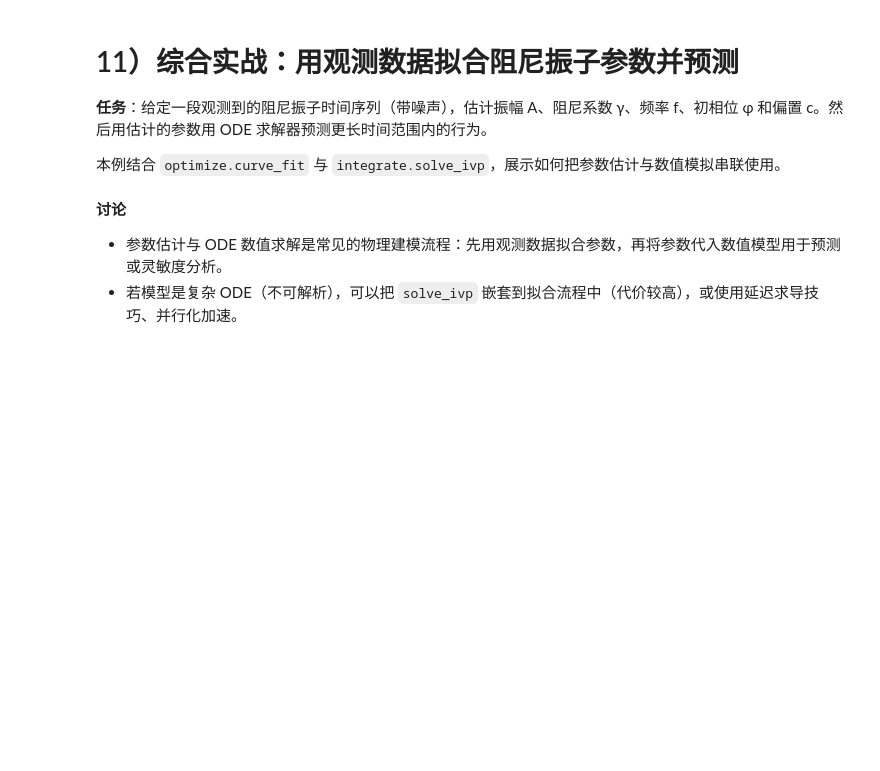
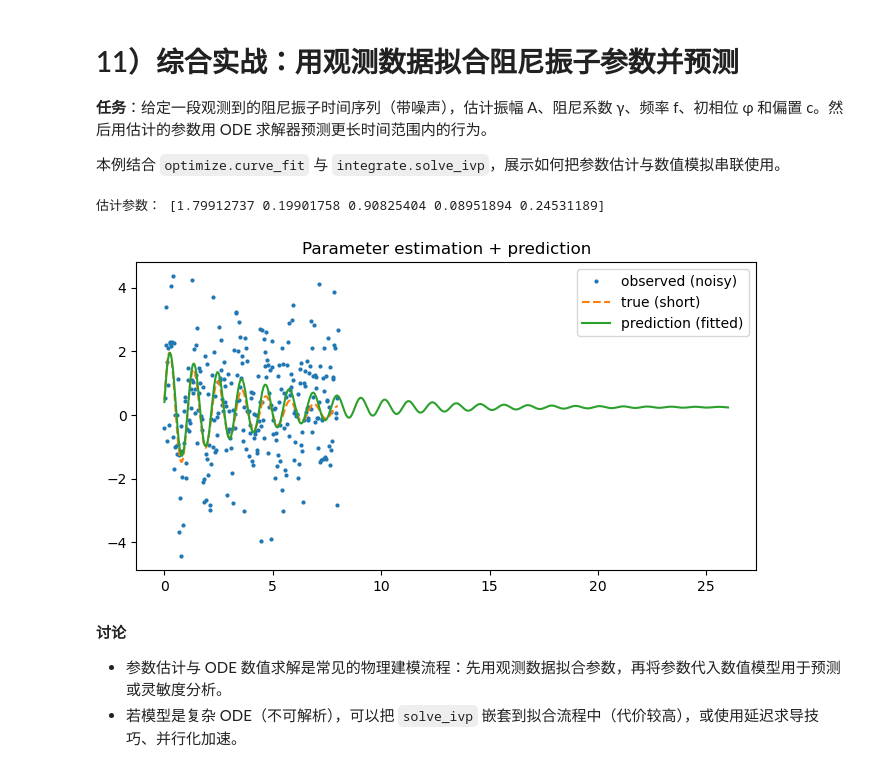
Before and after one commit to HitTheStars/math_model, a Jupyter notebook: day12_learn_scipy/scipy_kaggle_style_tutorial.ipynb, the cells around one changed output. Saved outputs shown, nothing was run; the diff lists cells and outputs as text; code cells hidden in the pictures; blank space fills up the shorter version.

```diff
--- a/day12_learn_scipy/scipy_kaggle_style_tutorial.ipynb
+++ b/day12_learn_scipy/scipy_kaggle_style_tutorial.ipynb
@@ -383,46 +423,51 @@ plt.show()
 
 本例结合 `optimize.curve_fit` 与 `integrate.solve_ivp`，展示如何把参数估计与数值模拟串联使用。
 # %%
+
 # 生成观测数据（真实系统由 ODE 支配）
 def damped_ode_system(t, y, gamma, omega):
-    # y = [x, v]
+    # y = [x, v]，x为位移，v为速度
     x, v = y
-    return [v, -2*gamma*omega*v - omega**2 * x]
+    return [v, -2*gamma*omega*v - omega**2 * x]  # 返回一阶系统
 
-# 真正的参数（与前面类似）
-A_true = 2.0
-gamma_true = 0.3
-f_true = 0.9
-omega_true = 2*np.pi*f_true
-phi_true = 0.2
-c_true = 0.1
+# 真实参数（与前面类似）
+A_true = 2.0  # 振幅
+gamma_true = 0.3  # 阻尼系数
+f_true = 0.9  # 频率
+omega_true = 2*np.pi*f_true  # 角频率
+phi_true = 0.2  # 初相位
+c_true = 0.1  # 偏置
 
-t_obs = np.linspace(0, 8, 300)
-y_true = A_true * np.exp(-gamma_true * t_obs) * np.sin(omega_true * t_obs + phi_true) + c_true
-y_obs = y_true + np.random.default_rng(4).normal(scale=0.4, size=t_obs.shape)
+t_obs = np.linspace(0, 8, 300)  # 观测时间点
+y_true = A_true * np.exp(-gamma_true * t_obs) * np.sin(omega_true * t_obs + phi_true) + c_true  # 真实信号
+y_obs = y_true + np.random.default_rng(4).normal(scale=1.4, size=t_obs.shape)  # 加入噪声
 
 # 拟合（使用 curve_fit）
-p0 = [1.5, 0.2, 0.8, 0.0, 0.0]  # A, gamma, f, phi, c
+p0 = [1.5, 1.0, 0.8, 0.0, 0.0]  # 初始猜测参数：A, gamma, f, phi, c
 def model_for_fit(t, A, gamma, f, phi, c):
+    # 用于拟合的模型函数
     return A * np.exp(-gamma * t) * np.sin(2*np.pi*f*t + phi) + c
 
-popt, pcov = curve_fit(model_for_fit, t_obs, y_obs, p0=p0)
+popt, pcov = curve_fit(model_for_fit, t_obs, y_obs, p0=p0)  # 用观测数据拟合参数
 print('估计参数：', popt)
 
 # 用估计的参数通过 ODE 做预测（这里仍然可用解析表达式预测；此处演示两者结合）
-A_est, gamma_est, f_est, phi_est, c_est = popt
-omega_est = 2*np.pi*f_est
+A_est, gamma_est, f_est, phi_est, c_est = popt  # 拟合得到的参数
+omega_est = 2*np.pi*f_est  # 拟合得到的角频率
 
-t_pred = np.linspace(0, 16, 600)
-y_pred = A_est * np.exp(-gamma_est * t_pred) * np.sin(omega_est * t_pred + phi_est) + c_est
+t_pred = np.linspace(0, 26, 600)  # 预测更长时间范围
+y_pred = A_est * np.exp(-gamma_est * t_pred) * np.sin(omega_est * t_pred + phi_est) + c_est  # 预测信号
 
 plt.figure()
-plt.plot(t_obs, y_obs, '.', markersize=4, label='observed (noisy)')
-plt.plot(t_obs, y_true, '--', label='true (short)')
-plt.plot(t_pred, y_pred, '-', label='prediction (fitted)')
+plt.plot(t_obs, y_obs, '.', markersize=4, label='observed (noisy)')  # 观测数据
+plt.plot(t_obs, y_true, '--', label='true (short)')  # 真实短时信号
+plt.plot(t_pred, y_pred, '-', label='prediction (fitted)')  # 拟合预测
 plt.legend()
 plt.title('Parameter estimation + prediction')
 plt.show()
+# %% [output]
+估计参数： [1.79912737 0.19901758 0.90825404 0.08951894 0.24531189]
+[figure, added]
 # %% [markdown]
 **讨论**
 - 参数估计与 ODE 数值求解是常见的物理建模流程：先用观测数据拟合参数，再将参数代入数值模型用于预测或灵敏度分析。
```
Also changed, not shown: parts of 11 cells of this notebook, 3 other files.
